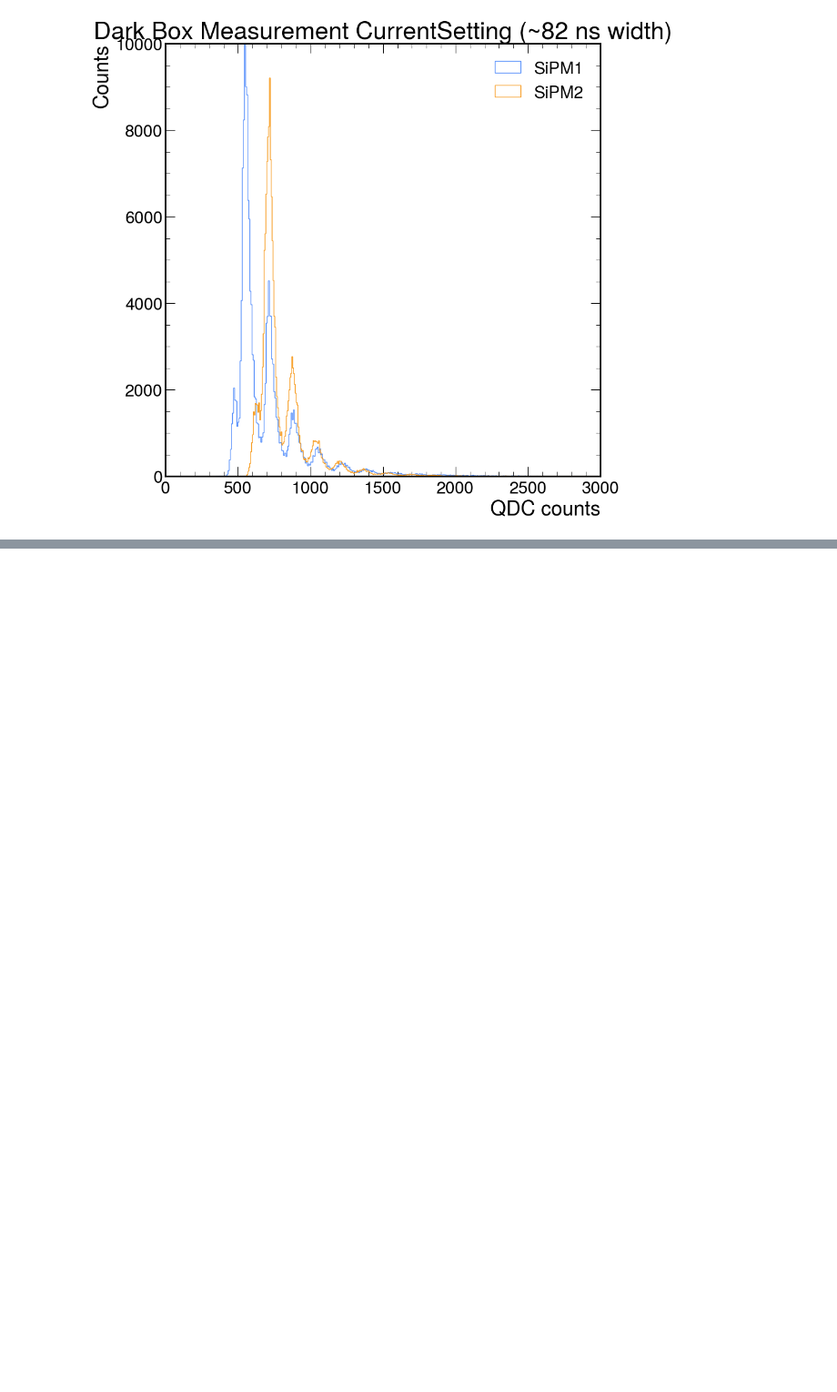
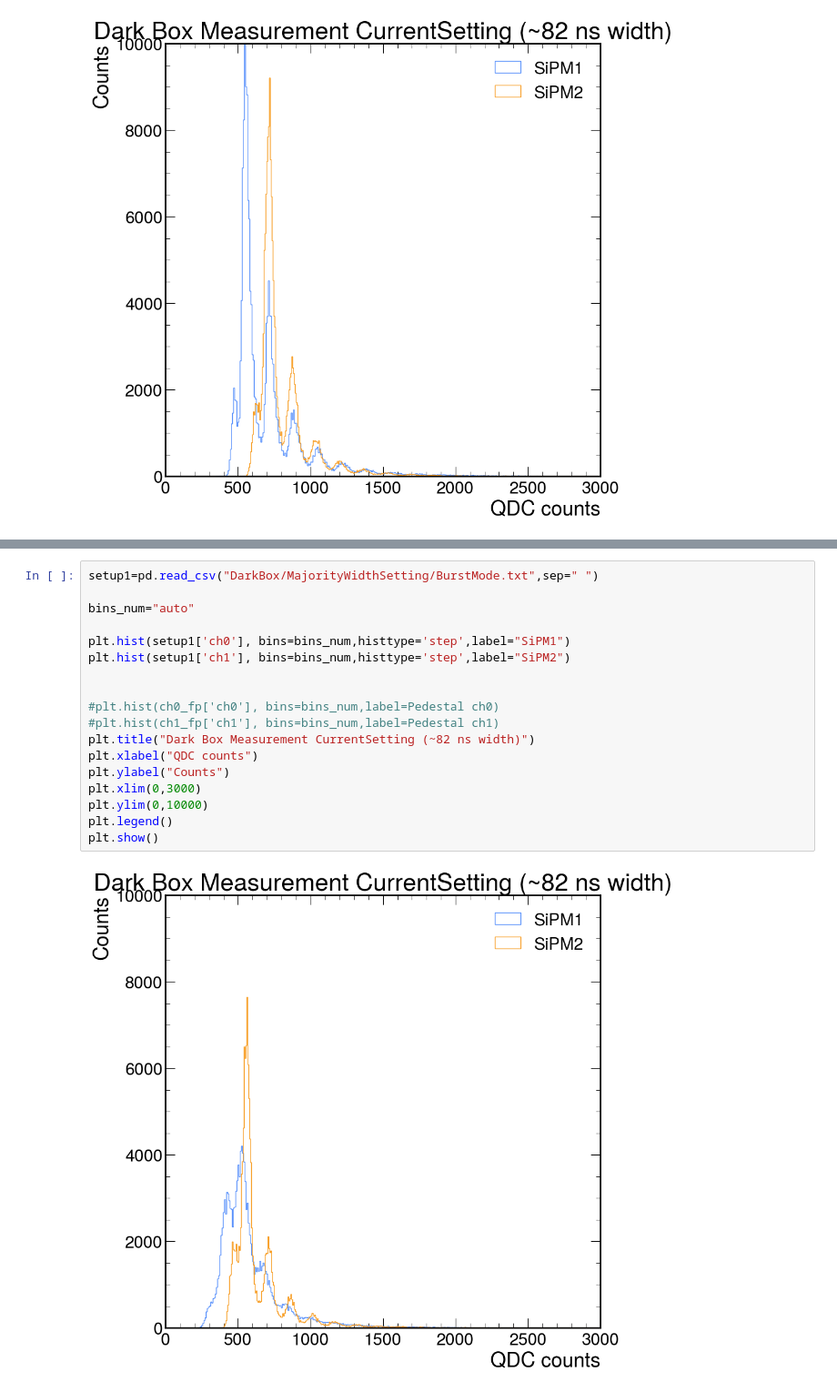
Before and after one commit to keiyinau/LabDataAnalysis, a Jupyter notebook: datas/dataset_Jun12/DarkBoxAnalysis.ipynb, the cells around one changed output, grey strips where cells are left out. Shown at 91% size. Drawn from its saved outputs; the diff is of its cells as text; blank space fills up the shorter version.

```diff
--- a/datas/dataset_Jun12/DarkBoxAnalysis.ipynb
+++ b/datas/dataset_Jun12/DarkBoxAnalysis.ipynb
@@ -283,0 +284,20 @@ plt.show()
+# %%
+setup1=pd.read_csv("DarkBox/MajorityWidthSetting/BurstMode.txt",sep=" ")
+
+bins_num="auto"
+
+plt.hist(setup1['ch0'], bins=bins_num,histtype='step',label="SiPM1")
+plt.hist(setup1['ch1'], bins=bins_num,histtype='step',label="SiPM2")
+
+
+#plt.hist(ch0_fp['ch0'], bins=bins_num,label=Pedestal ch0)
+#plt.hist(ch1_fp['ch1'], bins=bins_num,label=Pedestal ch1)
+plt.title("Dark Box Measurement CurrentSetting (~82 ns width)")
+plt.xlabel("QDC counts")
+plt.ylabel("Counts")
+plt.xlim(0,3000)
+plt.ylim(0,10000)
+plt.legend()
+plt.show()
+# %% [output]
+[figure, added]
```
Also changed, not shown: parts of 1 cell of this notebook, 6 other files.
